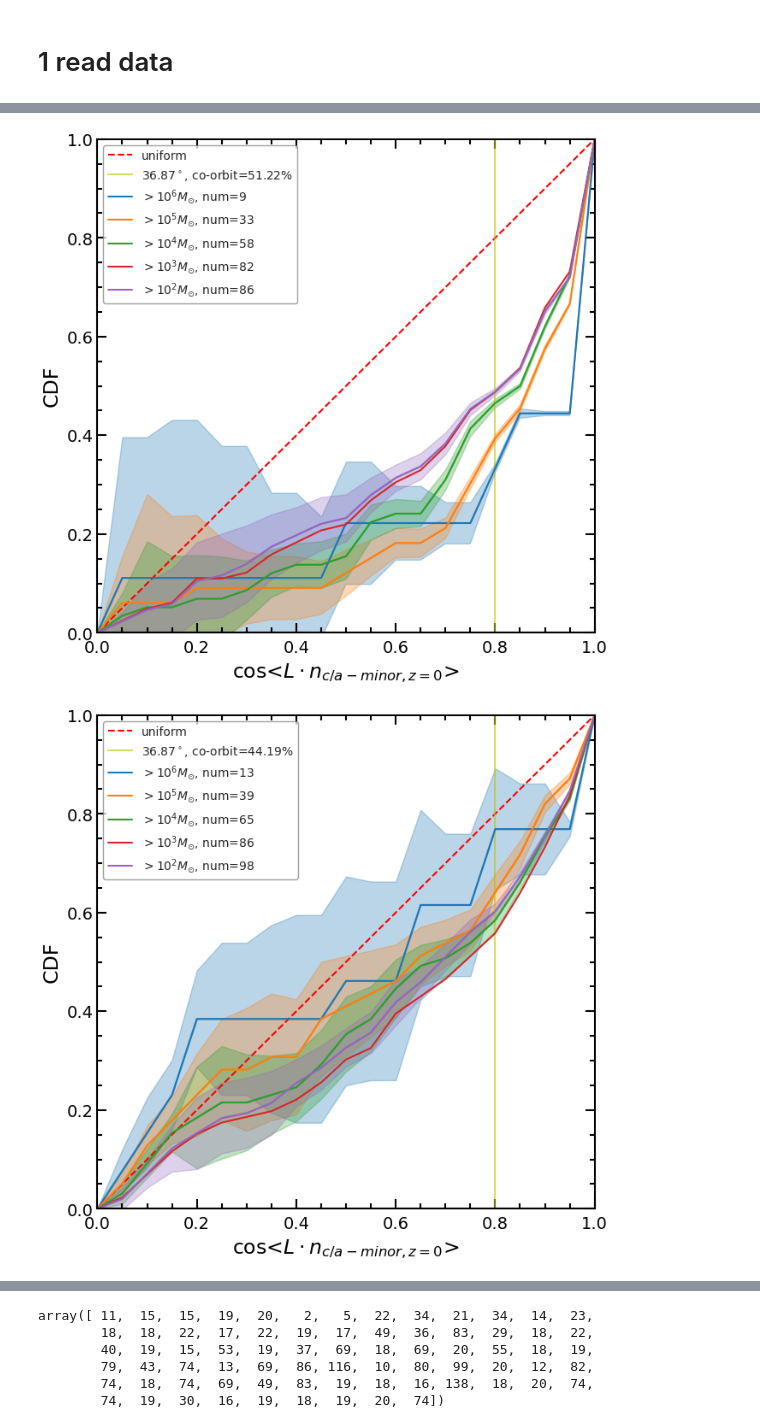
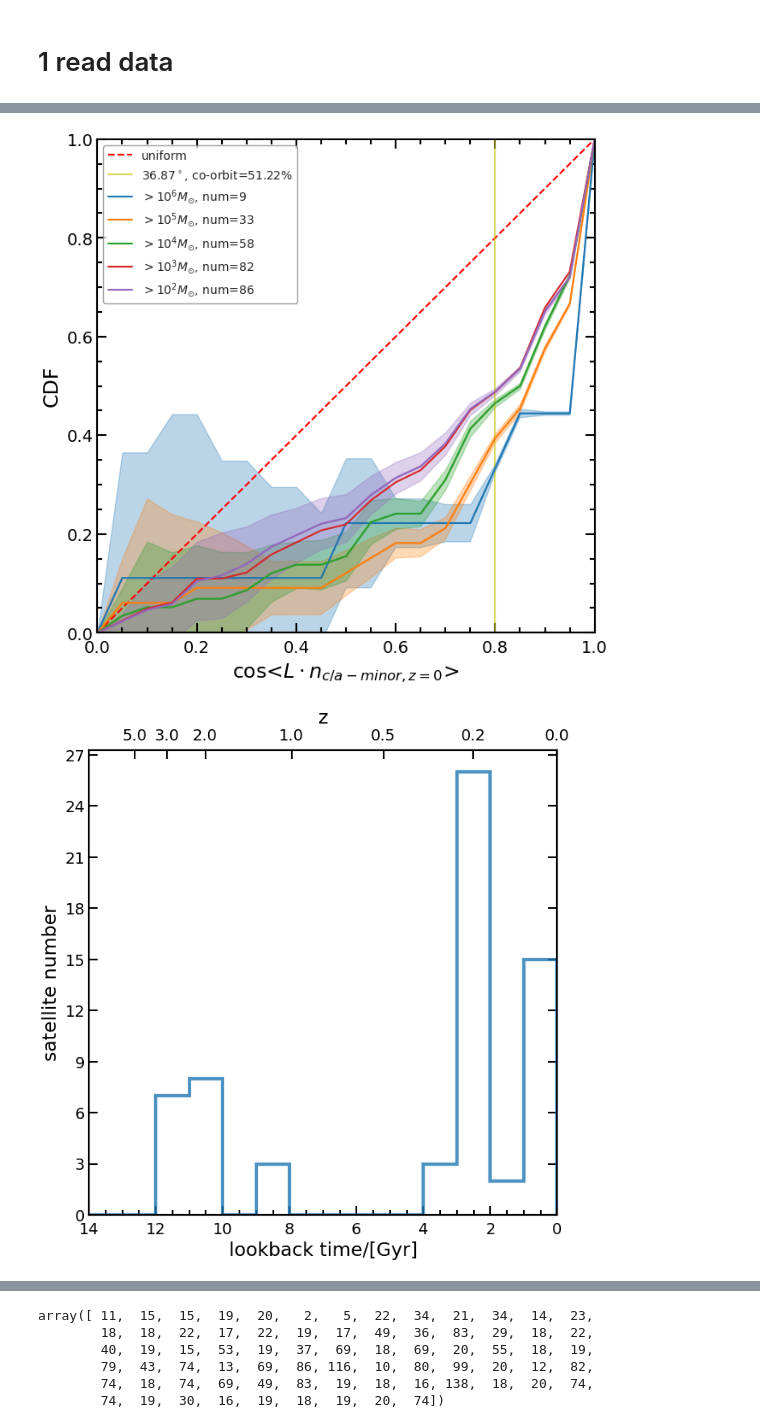
Before and after one commit to Jeremy-never-bite/Magpie_code, a Jupyter notebook: after_destruction/final_stack.ipynb, the cells around one changed output, grey strips where cells are left out. Cells and saved outputs as stored; diff of their text form; code cells hidden in the pictures.

```diff
--- a/after_destruction/final_stack.ipynb
+++ b/after_destruction/final_stack.ipynb
@@ -36,6 +38,7 @@ colors = [u'#1f77b4', u'#ff7f0e', u'#2ca02c', u'#d62728', u'#9467bd', u'#8c564b'
 # %%
 R_max = 300.  # physical kpc
 Mstar_min = 100.  # in solar masses
+stack=True
 # %%
 # specify for which entries below to calculate the satellite positions at each redshift
 #systems = [16, 17, 18, 19]
@@ -156,6 +159,7 @@ def read_satellite_orbit_Galform(satelliteFile):
         t = hf["header_info/time"][:]
         a = hf["header_info/scale_factor"][:]
         h = hf['header_info/h'][()].astype(np.float64)
+        z = hf["header_info/redshift"][:]
         # central_Mhalo = hf['central_galaxy/Mhalo'][:]
         satellite_mstar = hf['satellite_galaxies/Mstar'][:]
         # satellite_msub = hf['satellite_galaxies/Msub'][:]
@@ -184,7 +188,7 @@ def read_satellite_orbit_Galform(satelliteFile):
     satellite_vel = satellite_vel[is_satellite]
     # satellite_R200 = satellite_R200[is_satellite]
     print("d<%d,m>%d after destruction satellite num="%(R_max, Mstar_min), sum(is_satellite))
-    return satellite_mstar, satellite_pos, satellite_vel, t, a, h
+    return satellite_mstar, satellite_pos, satellite_vel, t, a, h, z
 # %%
 def read_satellite_hydro_z0(simulation_num, simulation_name, maxn):
     # read the subgroup catalogue
@@ -360,13 +411,21 @@ def draw_L_CDF(angle_l, save=False):
 # %%
 # %matplotlib agg
+
+# angle_l_stack = [np.array([]),np.array([]),np.array([]),np.array([]),np.array([])]
+
+angle_l_stack = [[],[],[],[],[]]
+infall_index_stack = []
+# for i in range(len(systems)):
+#     infall_index_stack.append([])
 
 for system in systems:
     # read_satellite_orbit_Galform
     satelliteFile = root_satelliteFiles + list_satelliteFiles[system]
+    print('------------------------------------------------------------------------------------------------')
     print("Reading system '%i' info from the file '%s' ..." %
           (system, satelliteFile))
     satellite_mstar, satellite_pos, satellite_vel, \
-        t, a, h =  read_satellite_orbit_Galform(satelliteFile)
+        t, a, h, z =  read_satellite_orbit_Galform(satelliteFile)
     L = np.cross(satellite_pos, satellite_vel)
     satellite_num = len(satellite_pos)
     simulation_name = simulation_names[system]
@@ -391,6 +450,7 @@ for system in systems:
 
     draw_L_CDF(angle_l)
 
+
     # read hydro data
     dm_halo_minor = dm_halo_minor_l[system]
     # central_R200_z0, hydro_satellite_data, hydro_pos, hydro_vel = read_hydro(simulation_num, simulation_name, maxn=1000)
@@ -410,6 +470,26 @@ for system in systems:
     # print("angle between = ", cal_angle(e_l[3], e_l[4]))
 
 
+    # analyse infall time and L infall
+    is_within_r200 = np.linalg.norm(satellite_pos[:,0], axis=1)<central_R200[0]
+    satellite_mstar_r200 = satellite_mstar[is_within_r200]
+    satellite_pos_r200 = satellite_pos[is_within_r200]
+    satellite_vel_r200 = satellite_vel[is_within_r200]
+    lookbackTime = cosmo.age(0) - t
+    satellite_num_r200 = len(satellite_pos_r200)
+    dis_l = np.zeros((satellite_num_r200,199))
+    infall_index = np.zeros(satellite_num_r200 , dtype=int)
+    for i in range(satellite_num_r200):
+        for j in range(199):
+            dis_l[i][j] = np.linalg.norm(satellite_pos_r200[i][j])
+            if (dis_l[i][j]> central_R200[j] and infall_index[i]==0):
+                infall_index[i] = j
+    draw_lbtime_PDF(infall_index)
 
-    # analyse infall time and L infall
+
+    if stack:
+        for i in range(len(angle_l)):
+            angle_l_stack[i] = np.concatenate((angle_l_stack[i], angle_l[i]))
+        infall_index_stack.append(infall_index)
+        # infall_index_stack[system] = infall_index
 # %% [output]
@@ -432,6 +513,6 @@ d<300,m>100 after destruction satellite num= 94
 d<300,m>100 after destruction satellite num= 93
 c/a= 0.6180628650805183
  α8= 35.97075872995899
 angle between =  38.47546172479404
-[figure, old version]
+[figure, new version]
-[figure, old version]
+[figure, new version]
```
Also changed, not shown: parts of 29 cells of this notebook, 3 other files.
